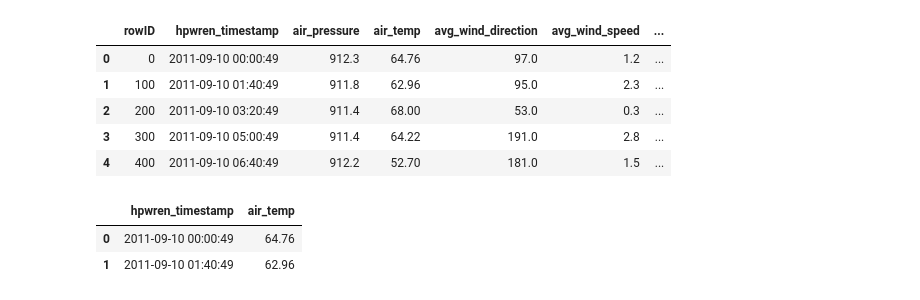
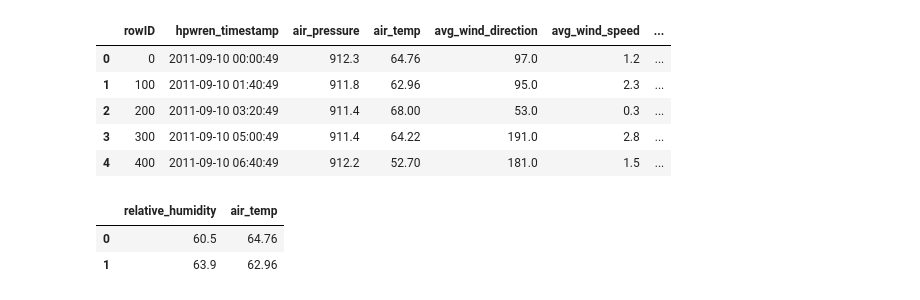
Before and after one commit to resika/ml-assignment-01-resika, a Jupyter notebook: analysis.ipynb, the cells around one changed output. Saved outputs shown, nothing was run; the diff lists cells and outputs as text; code cells hidden in the pictures.

```diff
--- a/analysis.ipynb
+++ b/analysis.ipynb
@@ -68,9 +16,9 @@ data.head()
 | 3 | 300 | 2011-09-10 05:00:49 | 911.4 | 64.22 | 191.0 | 2.8 | ... |
 | 4 | 400 | 2011-09-10 06:40:49 | 912.2 | 52.70 | 181.0 | 1.5 | ... |
 # %%
-data_short = data.loc[:, ['hpwren_timestamp', 'air_temp']]
+data_short = data.loc[:, ['relative_humidity', 'air_temp']]
 data_short.head(2)
 # %% [output]
-|  | hpwren_timestamp | air_temp |
-| 0 | 2011-09-10 00:00:49 | 64.76 |
-| 1 | 2011-09-10 01:40:49 | 62.96 |
+|  | relative_humidity | air_temp |
+| 0 | 60.5 | 64.76 |
+| 1 | 63.9 | 62.96 |
```
Also changed, not shown: parts of 27 cells of this notebook, 4 other files.
